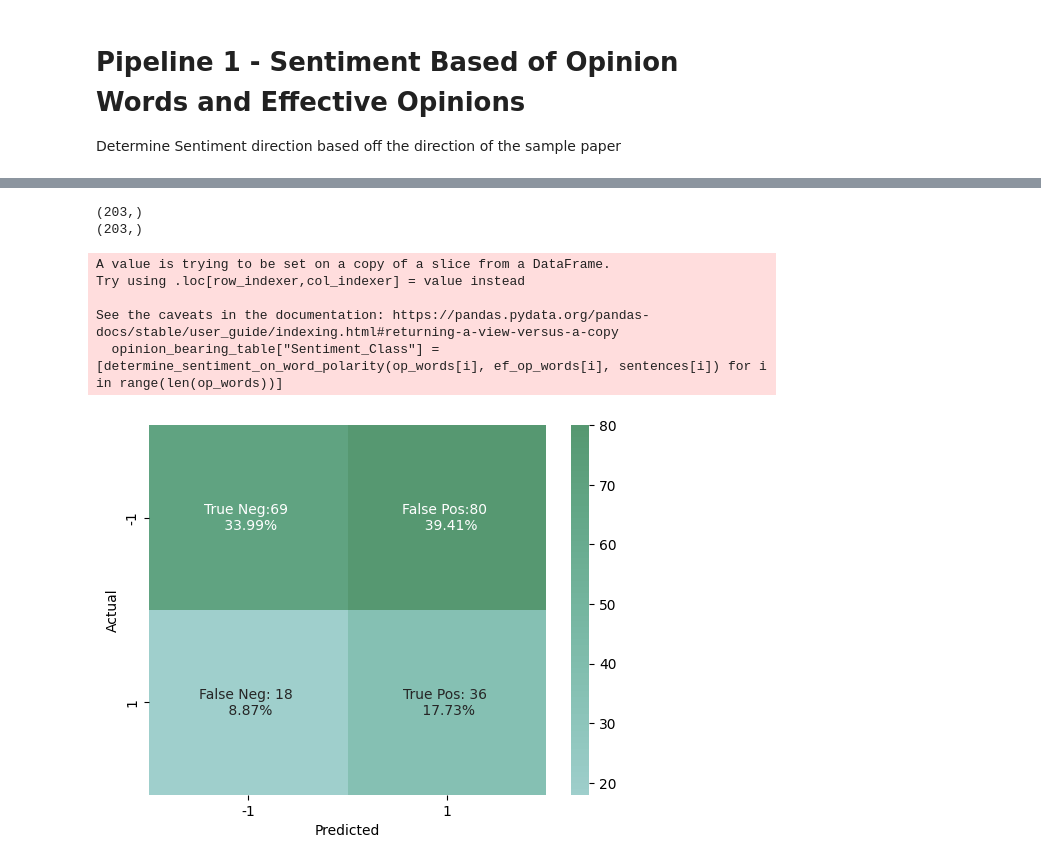
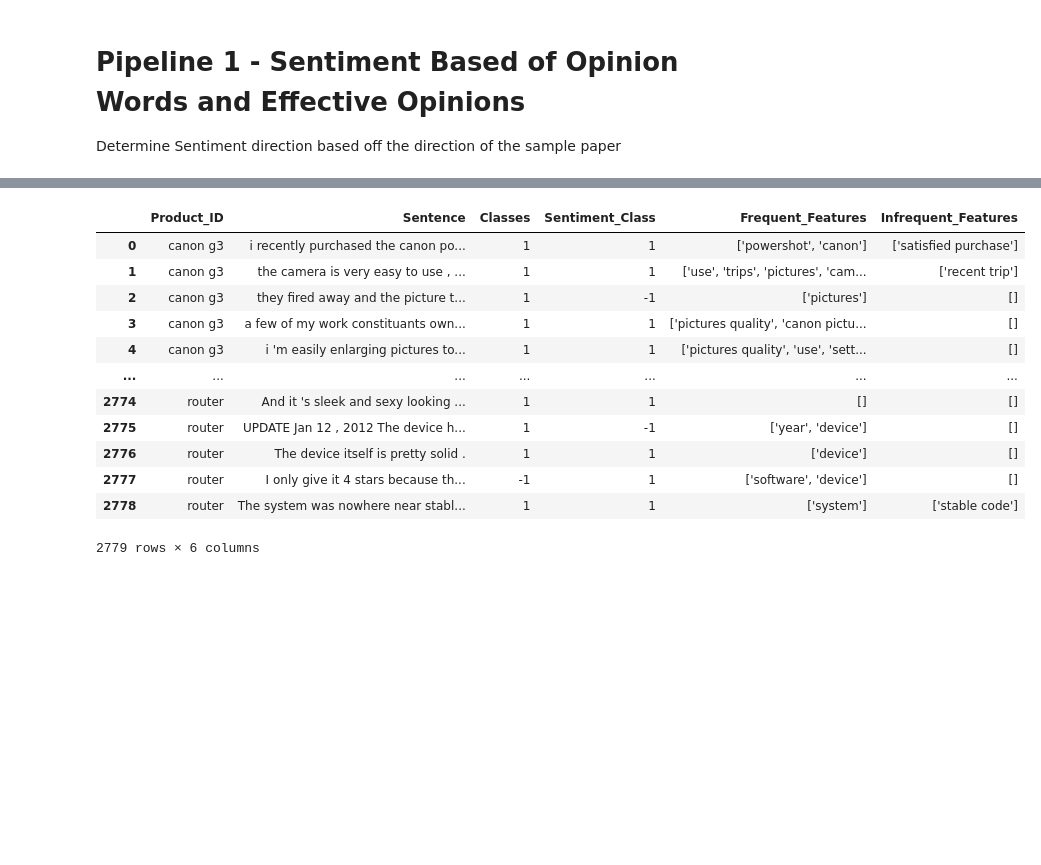
Before and after one commit to metajos/opinion-miner, a Jupyter notebook: INLP.ipynb, the cells around one changed output, grey strips where cells are left out. Cells and saved outputs as stored; diff of their text form; code cells hidden in the pictures; blank space fills up the shorter version.

```diff
--- a/INLP.ipynb
+++ b/INLP.ipynb
@@ -505,11 +488,0 @@ Performed psupport pruning
-# %%
-opinion_table, eval= sentiment_pipeline_1(feature_database, name)
-# %% [output]
-(203,)
-(203,)
-A value is trying to be set on a copy of a slice from a DataFrame.
-Try using .loc[row_indexer,col_indexer] = value instead
-
-See the caveats in the documentation: https://pandas.pydata.org/pandas-docs/stable/user_guide/indexing.html#returning-a-view-versus-a-copy
-  opinion_bearing_table["Sentiment_Class"] = [determine_sentiment_on_word_polarity(op_words[i], ef_op_words[i], sentences[i]) for i in range(len(op_words))]
-[figure, removed]
@@ -515,0 +509,16 @@ See the caveats in the documentation: https://pandas.pydata.org/pandas-docs/stab
+# %%
+nb_df
+# %% [output]
+|  | Product_ID | Sentence | Classes | Sentiment_Class | Frequent_Features | Infrequent_Features |
+| 0 | canon g3 | i recently purchased the canon po... | 1 | 1 | ['powershot', 'canon'] | ['satisfied purchase'] |
+| 1 | canon g3 | the camera is very easy to use , ... | 1 | 1 | ['use', 'trips', 'pictures', 'cam... | ['recent trip'] |
+| 2 | canon g3 | they fired away and the picture t... | 1 | -1 | ['pictures'] | [] |
+| 3 | canon g3 | a few of my work constituants own... | 1 | 1 | ['pictures quality', 'canon pictu... | [] |
+| 4 | canon g3 | i 'm easily enlarging pictures to... | 1 | 1 | ['pictures quality', 'use', 'sett... | [] |
+| ... | ... | ... | ... | ... | ... | ... |
+| 2774 | router | And it 's sleek and sexy looking ... | 1 | 1 | [] | [] |
+| 2775 | router | UPDATE Jan 12 , 2012 The device h... | 1 | -1 | ['year', 'device'] | [] |
+| 2776 | router | The device itself is pretty solid . | 1 | 1 | ['device'] | [] |
+| 2777 | router | I only give it 4 stars because th... | -1 | 1 | ['software', 'device'] | [] |
+| 2778 | router | The system was nowhere near stabl... | 1 | 1 | ['system'] | ['stable code'] |
+2779 rows × 6 columns
```
Also changed, not shown: parts of 7 cells of this notebook, 9 other files.
